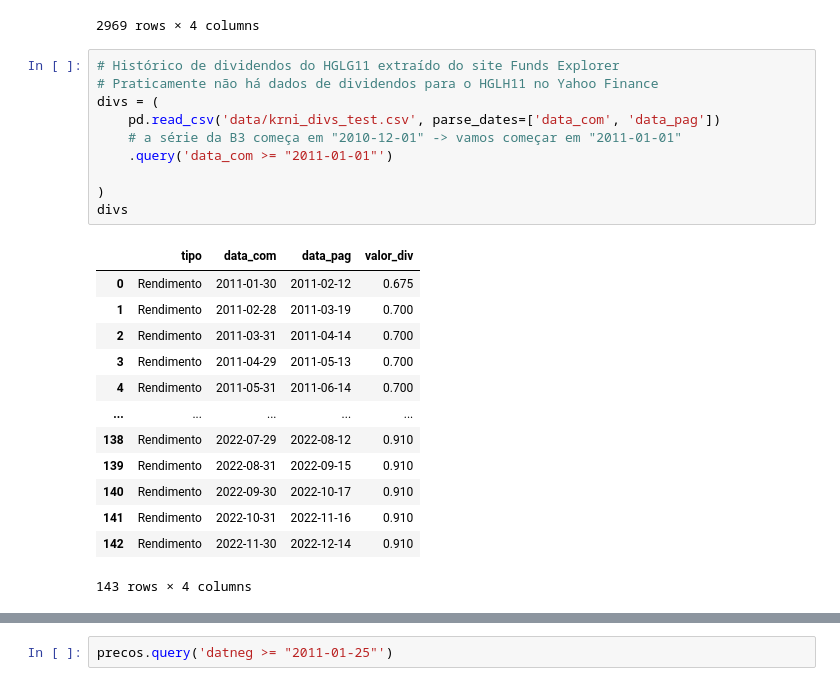
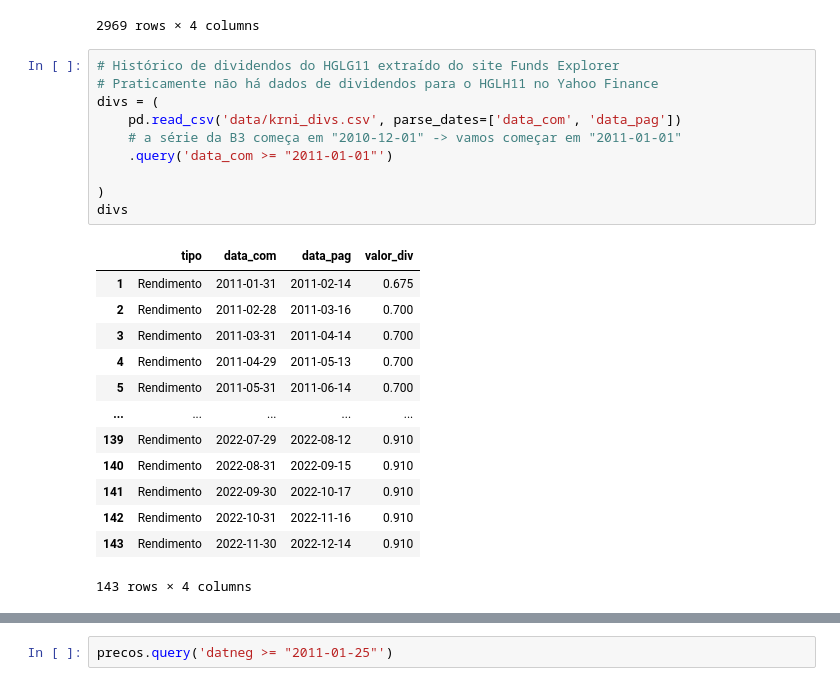
Before and after one commit to crdcj/medium, a Jupyter notebook: KRNI/krni.ipynb, the cells around one changed output, grey strips where cells are left out. Drawn from its saved outputs; the diff is of its cells as text.

```diff
--- a/KRNI/krni.ipynb
+++ b/KRNI/krni.ipynb
@@ -29,24 +29,24 @@ precos
 # %%
 # Histórico de dividendos do HGLG11 extraído do site Funds Explorer
 # Praticamente não há dados de dividendos para o HGLH11 no Yahoo Finance
 divs = (
-    pd.read_csv('data/krni_divs_test.csv', parse_dates=['data_com', 'data_pag'])
+    pd.read_csv('data/krni_divs.csv', parse_dates=['data_com', 'data_pag'])
     # a série da B3 começa em "2010-12-01" -> vamos começar em "2011-01-01"
     .query('data_com >= "2011-01-01"')
 
 )
 divs
 # %% [output]
 |  | tipo | data_com | data_pag | valor_div |
-| 0 | Rendimento | 2011-01-30 | 2011-02-12 | 0.675 |
-| 1 | Rendimento | 2011-02-28 | 2011-03-19 | 0.700 |
-| 2 | Rendimento | 2011-03-31 | 2011-04-14 | 0.700 |
-| 3 | Rendimento | 2011-04-29 | 2011-05-13 | 0.700 |
-| 4 | Rendimento | 2011-05-31 | 2011-06-14 | 0.700 |
+| 1 | Rendimento | 2011-01-31 | 2011-02-14 | 0.675 |
+| 2 | Rendimento | 2011-02-28 | 2011-03-16 | 0.700 |
+| 3 | Rendimento | 2011-03-31 | 2011-04-14 | 0.700 |
+| 4 | Rendimento | 2011-04-29 | 2011-05-13 | 0.700 |
+| 5 | Rendimento | 2011-05-31 | 2011-06-14 | 0.700 |
 | ... | ... | ... | ... | ... |
-| 138 | Rendimento | 2022-07-29 | 2022-08-12 | 0.910 |
-| 139 | Rendimento | 2022-08-31 | 2022-09-15 | 0.910 |
-| 140 | Rendimento | 2022-09-30 | 2022-10-17 | 0.910 |
-| 141 | Rendimento | 2022-10-31 | 2022-11-16 | 0.910 |
-| 142 | Rendimento | 2022-11-30 | 2022-12-14 | 0.910 |
+| 139 | Rendimento | 2022-07-29 | 2022-08-12 | 0.910 |
+| 140 | Rendimento | 2022-08-31 | 2022-09-15 | 0.910 |
+| 141 | Rendimento | 2022-09-30 | 2022-10-17 | 0.910 |
+| 142 | Rendimento | 2022-10-31 | 2022-11-16 | 0.910 |
+| 143 | Rendimento | 2022-11-30 | 2022-12-14 | 0.910 |
 143 rows × 4 columns
```
Also changed, not shown: parts of 5 cells of this notebook, 3 other files.
